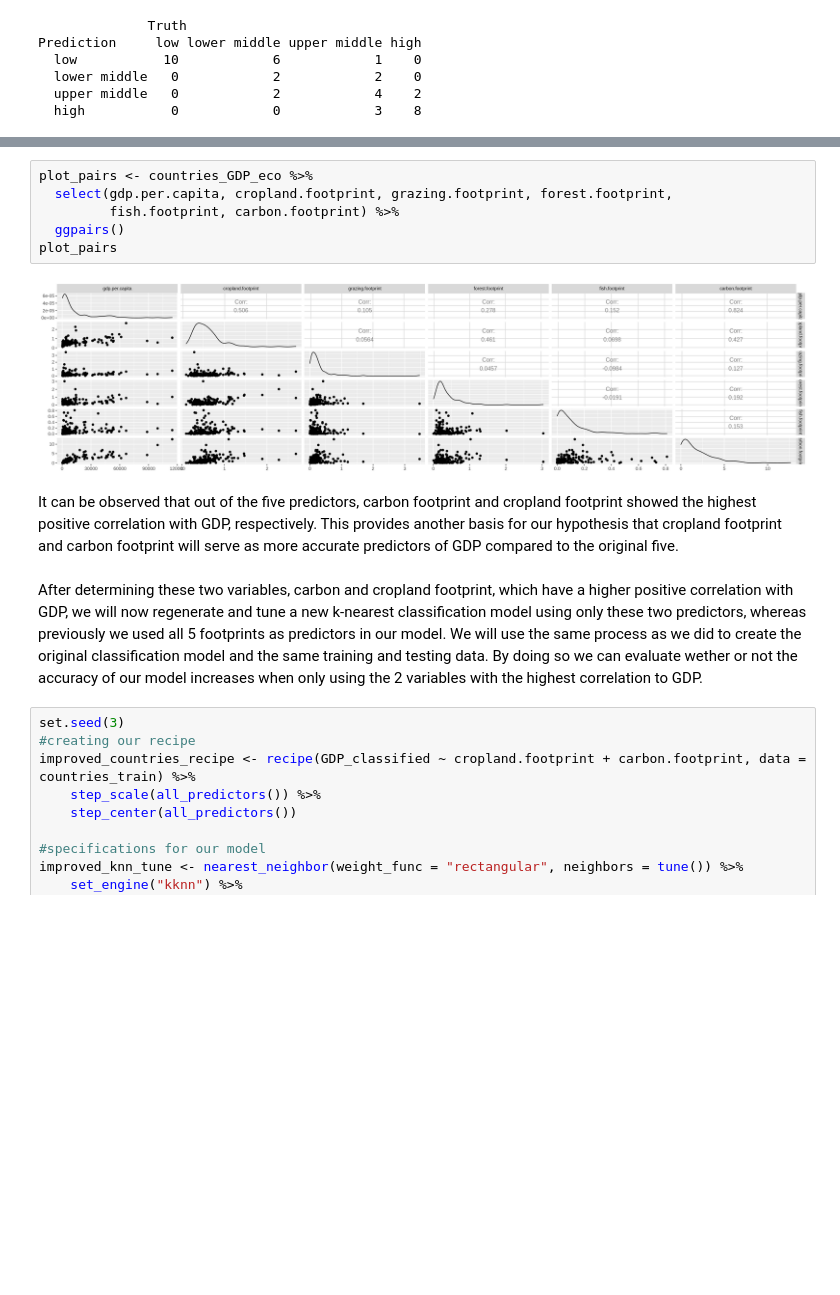
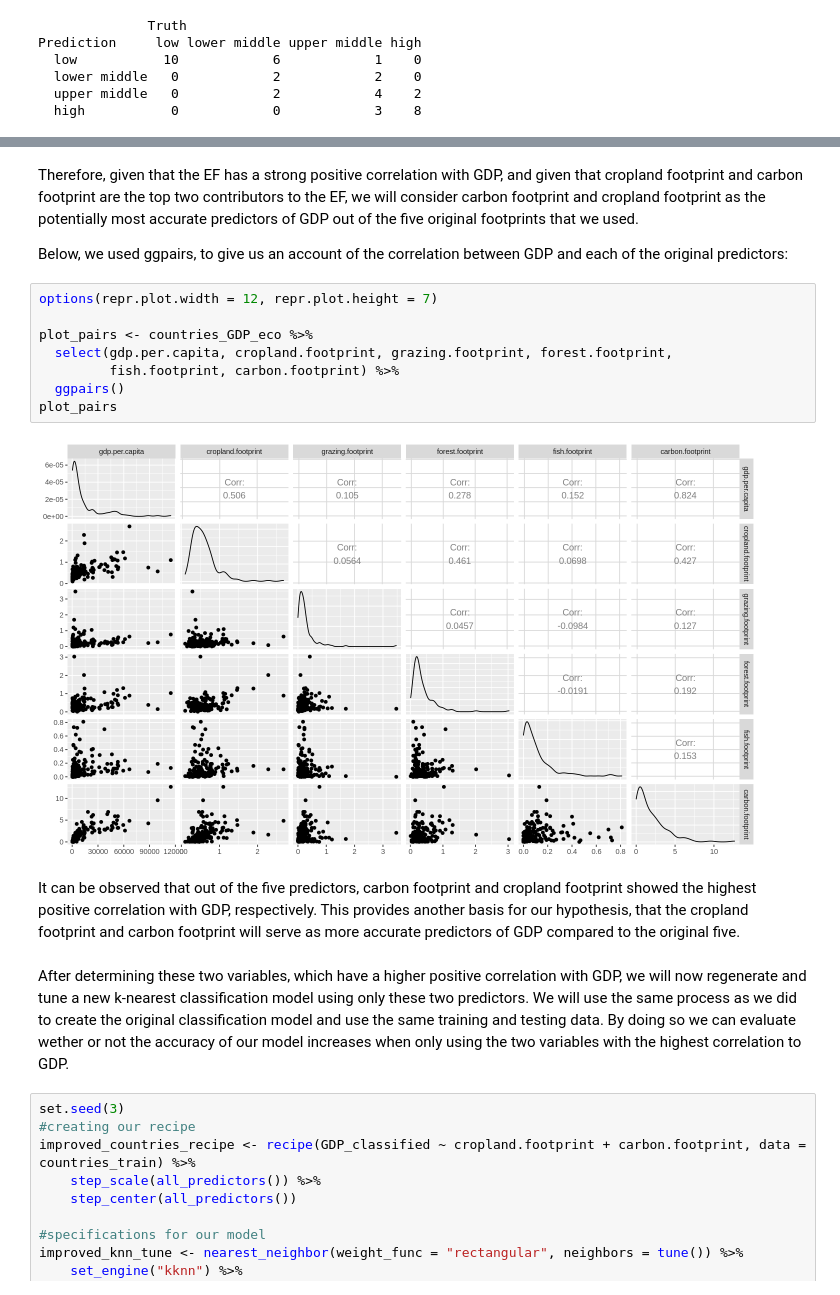
Before and after one commit to tsabkuro/EcoFoot, a Jupyter notebook: report.ipynb, the cells around one changed output, grey strips where cells are left out. Saved outputs shown, nothing was run; the diff lists cells and outputs as text; blank space fills up the shorter version.

```diff
--- a/report.ipynb
+++ b/report.ipynb
@@ -315,15 +270,22 @@ Below, we used ggpairs, to give us an account of the correlation between GDP and
+# %% [markdown]
+Therefore, given that the EF has a strong positive correlation with GDP, and given that cropland footprint and carbon footprint are the top two contributors to the EF, we will consider carbon footprint and cropland footprint as the potentially most accurate predictors of GDP out of the five original footprints that we used.
+
+
+Below, we used ggpairs, to give us an account of the correlation between GDP and each of the original predictors:
 # %%
+options(repr.plot.width = 12, repr.plot.height = 7)
+
 plot_pairs <- countries_GDP_eco %>%
   select(gdp.per.capita, cropland.footprint, grazing.footprint, forest.footprint,
          fish.footprint, carbon.footprint) %>%
   ggpairs()
 plot_pairs
 # %% [output]
-[figure, old version]
+[figure, new version]
 # %% [markdown]
-It can be observed that out of the five predictors, carbon footprint and cropland footprint showed the highest positive correlation with GDP, respectively. This provides another basis for our hypothesis that cropland footprint and carbon footprint will serve as more accurate predictors of GDP compared to the original five.
+It can be observed that out of the five predictors, carbon footprint and cropland footprint showed the highest positive correlation with GDP, respectively. This provides another basis for our hypothesis, that the cropland footprint and carbon footprint will serve as more accurate predictors of GDP compared to the original five.
 # %% [markdown]
-After determining these two variables, carbon and cropland footprint, which have a higher positive correlation with GDP, we will now regenerate and tune a new k-nearest classification model using only these two predictors, whereas previously we used all 5 footprints as predictors in our model. We will use the same process as we did to create the original classification model and the same training and testing data. By doing so we can evaluate wether or not the accuracy of our model increases when only using the 2 variables with the highest correlation to GDP.
+After determining these two variables, which have a higher positive correlation with GDP, we will now regenerate and tune a new k-nearest classification model using only these two predictors. We will use the same process as we did to create the original classification model and use the same training and testing data. By doing so we can evaluate wether or not the accuracy of our model increases when only using the two variables with the highest correlation to GDP.
 # %%
 set.seed(3)
 #creating our recipe
```
Also changed, not shown: parts of 5 cells of this notebook.
